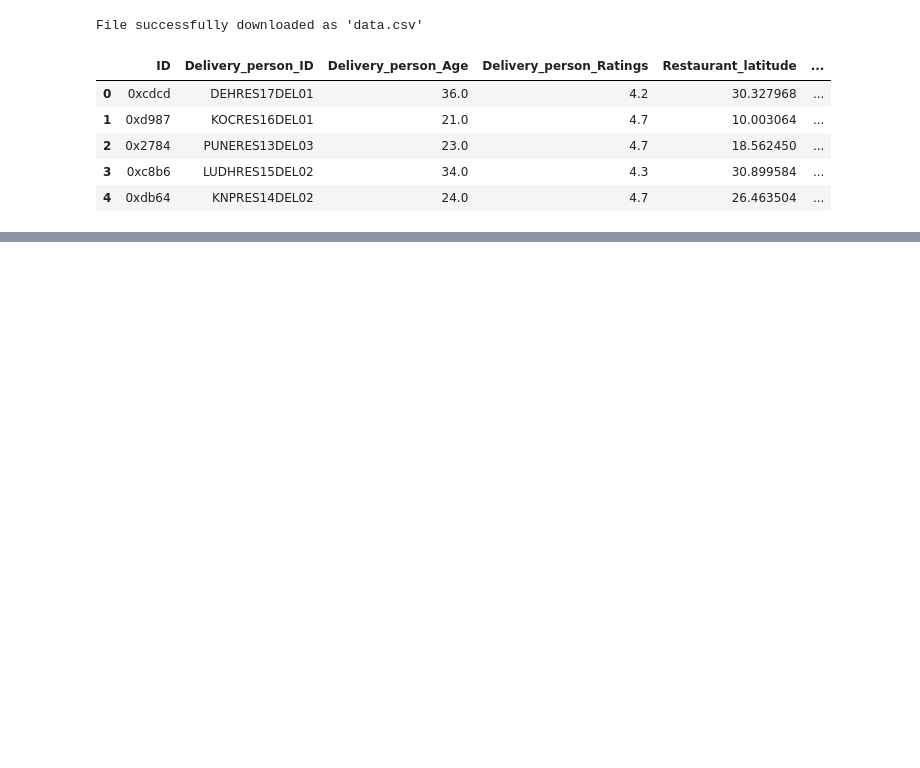
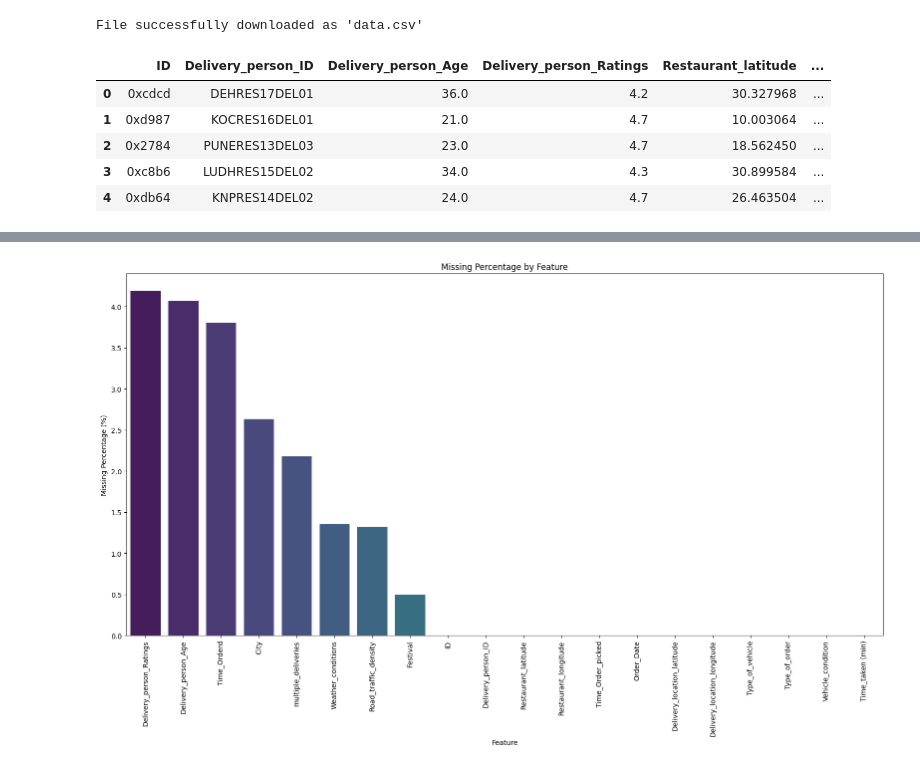
Before and after one commit to ArpitKadam/Zomato-Delivery-Time-Prediction, a Jupyter notebook: Research/research.ipynb, the cells around one changed output, grey strips where cells are left out. Drawn from its saved outputs; the diff is of its cells as text; code cells hidden in the pictures; blank space fills up the shorter version.

```diff
--- a/Research/research.ipynb
+++ b/Research/research.ipynb
@@ -25,0 +179,28 @@ df.head()
+# %%
+feature = []
+dtypes = []
+count = []
+unique = []
+missing = []
+missing_percentage = []
+
+for col in df.columns:
+    feature.append(col)
+    dtypes.append(df[col].dtype)
+    count.append(df[col].count())
+    unique.append(df[col].nunique())
+    missing.append(df[col].isnull().sum())
+    missing_percentage.append(round((df[col].isnull().sum() / len(df)) * 100, 2))
+
+summary_df = pd.DataFrame({
+    "Feature": feature,
+    "Dtype": dtypes,
+    "Count": count,
+    "Unique": unique,
+    "Missing": missing,
+    "Missing_Percentage": missing_percentage
+})
+
+summary_df.reset_index(drop=True, inplace=True)
+summary_df.set_index("Feature", inplace=True)
+summary_df.sort_values(by="Missing_Percentage", ascending=False, inplace=True)
@@ -25,0 +228,15 @@ df.head()
+# %%
+import seaborn as sns
+import matplotlib.pyplot as plt
+
+plt.figure(figsize=(16, 10))
+sns.barplot(x=summary_df.index, hue=summary_df.index, y=summary_df["Missing_Percentage"], palette="viridis")
+plt.xticks(rotation=90)
+plt.title("Missing Percentage by Feature")
+plt.xlabel("Feature")
+plt.ylabel("Missing Percentage (%)")
+plt.tight_layout()
+plt.savefig("Visualization_Images/missing_percentage_by_feature.png")
+plt.show()
+# %% [output]
+[figure, added]
```
Also changed, not shown: parts of 91 cells of this notebook, 12 other files.
